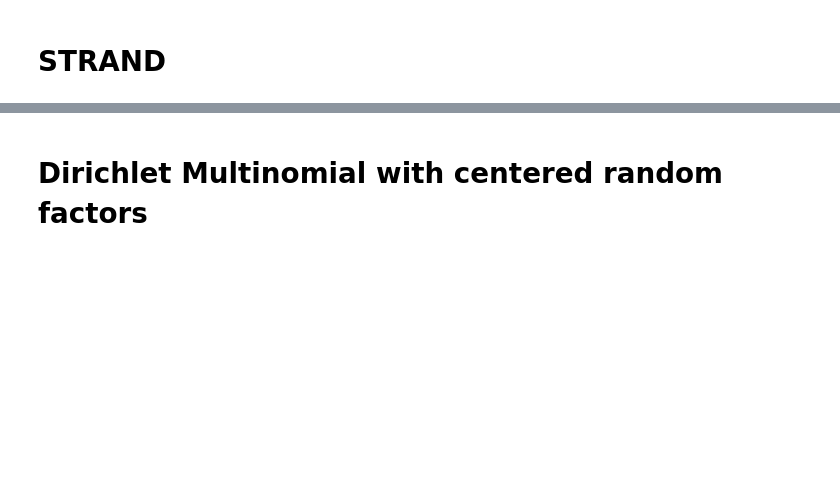
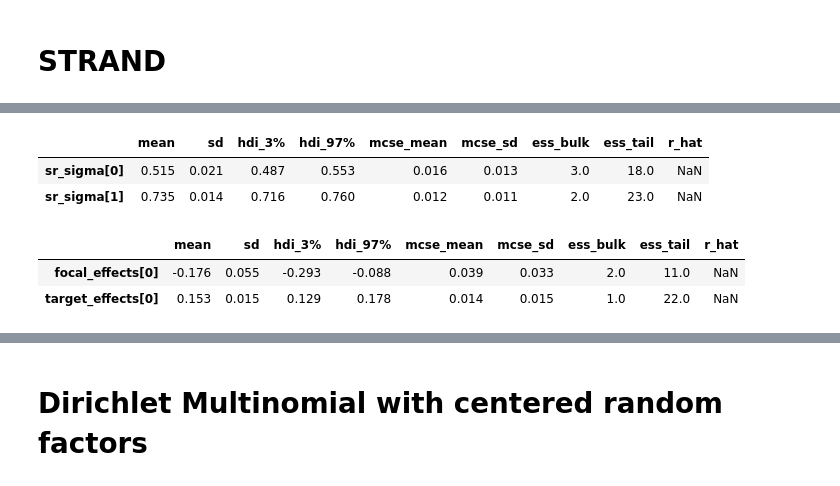
Before and after one commit to BGN-for-ASNA/BI, a Jupyter notebook: bi/honnor/honnor mode.ipynb, the cells around one changed output, grey strips where cells are left out. Saved outputs shown, nothing was run; the diff lists cells and outputs as text; code cells hidden in the pictures; blank space fills up the shorter version.

Commit message:
comparing strand results

```diff
--- a/bi/honnor/honnor mode.ipynb
+++ b/bi/honnor/honnor mode.ipynb
@@ -1266,0 +1687,41 @@ Array([[1, 1, 1, ..., 1, 1, 1],
+# %%
+
+# Building model and sampling it ------------------
+def model(N_id, result_outcomes, result_kin, focal_individual_predictors, target_individual_predictors):
+    # SR term
+    focal_effects =  numpyro.sample('focal_effects', numpyro.distributions.Normal(0,1).expand([1]))
+    target_effects =  numpyro.sample('target_effects', numpyro.distributions.Normal(0,1).expand([1]))
+    sr_raw = numpyro.sample('sr_raw', numpyro.distributions.Normal(0,1).expand([N_id, 2]))
+    sr_sigma = numpyro.sample('sr_sigma', numpyro.distributions.Exponential(1).expand([2]))
+    sr_L = numpyro.sample("sr_L", numpyro.distributions.LKJ(2, 4))
+
+    ## SR term computation
+    X = batch_matrix_vector_multiplication(sr_L @ jnp.diag(sr_sigma), sr_raw)
+    terms = jnp.stack([focal_effects * focal_individual_predictors, target_effects * target_individual_predictors], axis = 1)
+    sr = terms + X
+    sr = sr_to_dr_shape(sr) # To compute the log probability, we need to reshape `sr` and `outcomes` to fit `dr`. A matrix approach should be possible or convert `sr` and `dr` to matrices.
+    sr = sr.astype(jnp.float32)
+
+    # Dyadic term
+    dyad_effects = numpyro.sample('dyad_effects', numpyro.distributions.Normal(0,1).expand([2]))
+    terms2 = dyad_effects * result_kin
+    dr_raw = numpyro.sample('dr_raw', numpyro.distributions.Normal(0,1).expand([terms2.shape[0],2]))
+    dr_sigma = numpyro.sample('dr_sigma', numpyro.distributions.Exponential(1).expand([1]))
+    dr_L = numpyro.sample("dr_L", numpyro.distributions.LKJ(2, 4))
+    X2 = batch_matrix_vector_multiplication(dr_L, dr_raw) * jnp.repeat(dr_sigma,2)
+    dr = X2 + terms2
+
+    numpyro.sample('Y', numpyro.distributions.Poisson(sr + dr), obs=result_outcomes)
+
+dat = dict(
+    N_id = N_id,
+    result_outcomes = result_outcomes,
+    result_kin = result_kin,
+    focal_individual_predictors = focal_individual_predictors,
+    target_individual_predictors = target_individual_predictors
+)
+m = MCMC(NUTS(model, init_strategy = numpyro.infer.init_to_median()), num_warmup=500, num_samples=500, num_chains=1)
+m.run(random.PRNGKey(0), extra_fields=["diverging"], **dat)
+# %%
+data = az. from_numpyro(m)
+df = az.summary(data)
@@ -1266,0 +1762,12 @@ Array([[1, 1, 1, ..., 1, 1, 1],
+# %%
+df.loc[['sr_sigma[0]', 'sr_sigma[1]']]
+# %% [output]
+|  | mean | sd | hdi_3% | hdi_97% | mcse_mean | mcse_sd | ess_bulk | ess_tail | r_hat |
+| sr_sigma[0] | 0.515 | 0.021 | 0.487 | 0.553 | 0.016 | 0.013 | 3.0 | 18.0 | NaN |
+| sr_sigma[1] | 0.735 | 0.014 | 0.716 | 0.760 | 0.012 | 0.011 | 2.0 | 23.0 | NaN |
+# %%
+df.loc[["focal_effects[0]", "target_effects[0]"]]
+# %% [output]
+|  | mean | sd | hdi_3% | hdi_97% | mcse_mean | mcse_sd | ess_bulk | ess_tail | r_hat |
+| focal_effects[0] | -0.176 | 0.055 | -0.293 | -0.088 | 0.039 | 0.033 | 2.0 | 11.0 | NaN |
+| target_effects[0] | 0.153 | 0.015 | 0.129 | 0.178 | 0.014 | 0.015 | 1.0 | 22.0 | NaN |
```
Also changed, not shown: parts of 26 cells of this notebook, 5 other files.
